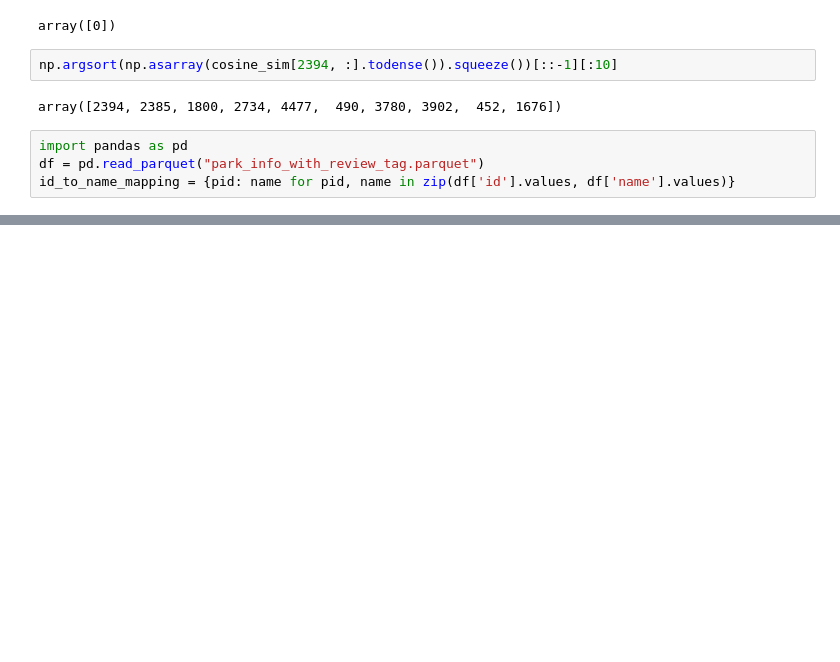
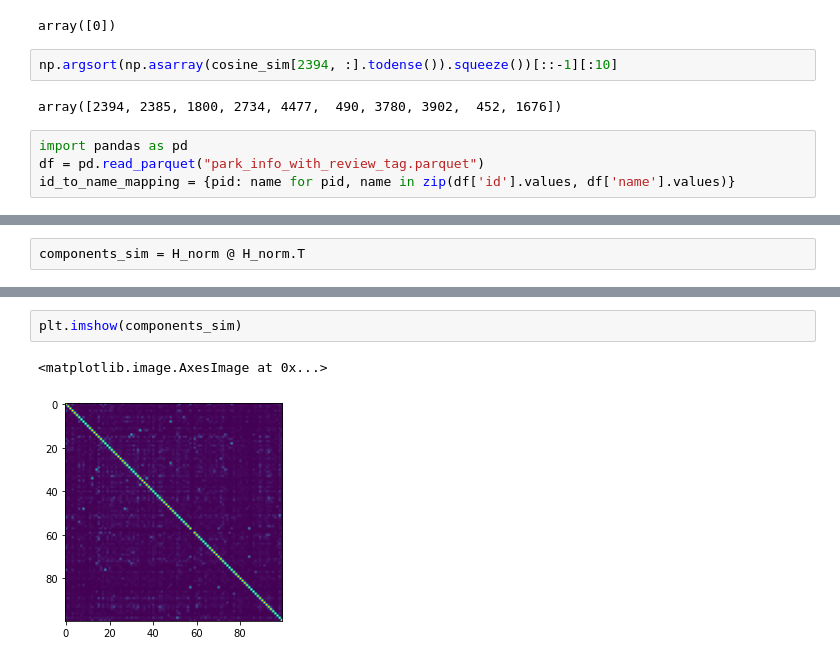
Before and after one commit to qcabel/park-recommendation, a Jupyter notebook: google_review/tfidf_google_reviews.ipynb, the cells around one changed output, grey strips where cells are left out. Drawn from its saved outputs; the diff is of its cells as text; blank space fills up the shorter version.

```diff
--- a/google_review/tfidf_google_reviews.ipynb
+++ b/google_review/tfidf_google_reviews.ipynb
@@ -244,0 +414,2 @@ docs[0]
+# %%
+components_sim = H_norm @ H_norm.T
@@ -244,0 +434,5 @@ docs[0]
+# %%
+plt.imshow(components_sim)
+# %% [output]
+<matplotlib.image.AxesImage at 0x...>
+[figure, added]
```
Also changed, not shown: parts of 48 cells of this notebook.
